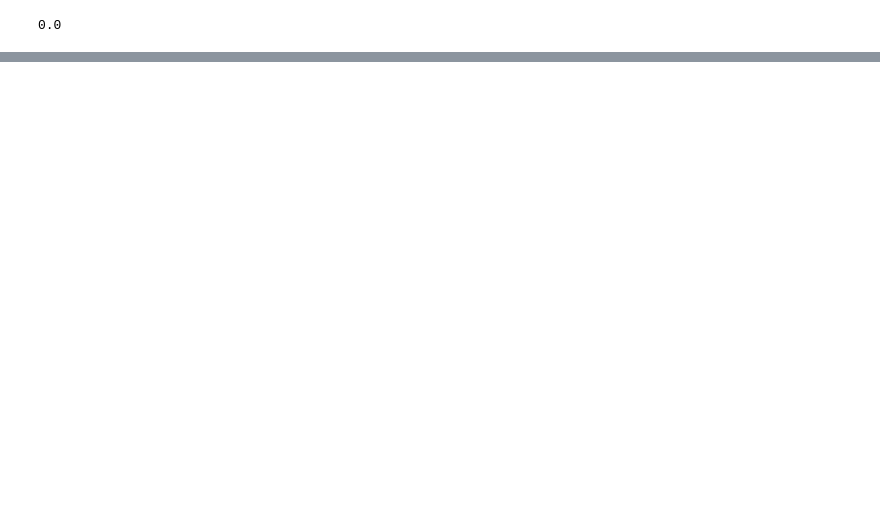
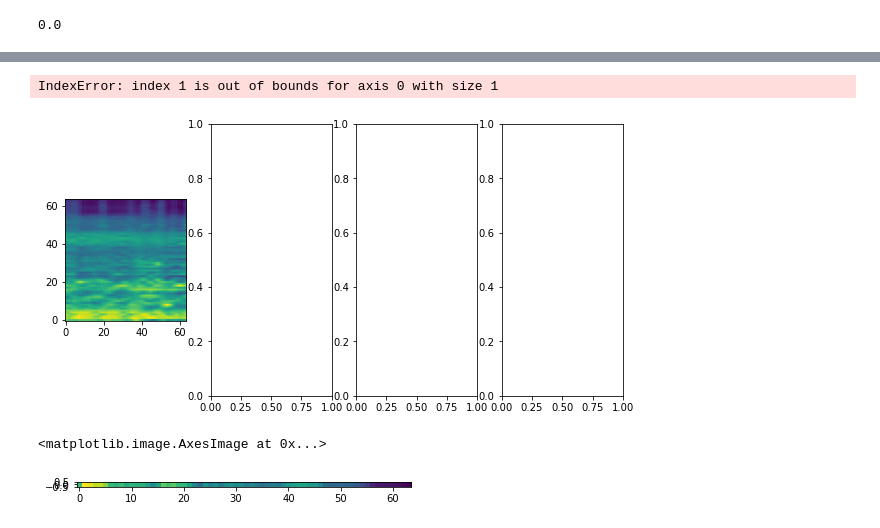
Before and after one commit to rollingstorms/song-similarity-app, a Jupyter notebook: Untitled1.ipynb, the cells around one changed output, grey strips where cells are left out. Drawn from its saved outputs; the diff is of its cells as text; code cells hidden in the pictures; blank space fills up the shorter version.

```diff
--- a/Untitled1.ipynb
+++ b/Untitled1.ipynb
@@ -53,0 +68,13 @@ plt.imshow(test_img[0], origin='lower')
+# %%
+fig, ax = plt.subplots(ncols=4, figsize=(10,5))
+for i in range(4):
+    ax[i].imshow(test_img[i], origin='lower')
+plt.show()
+# %% [output]
+IndexError: index 1 is out of bounds for axis 0 with size 1
+[figure, added]
+# %%
+plt.imshow(test_img.mean(axis=1), origin='lower')
+# %% [output]
+<matplotlib.image.AxesImage at 0x...>
+[figure, added]
```
Also changed, not shown: parts of 14 cells of this notebook, 11 other files.
